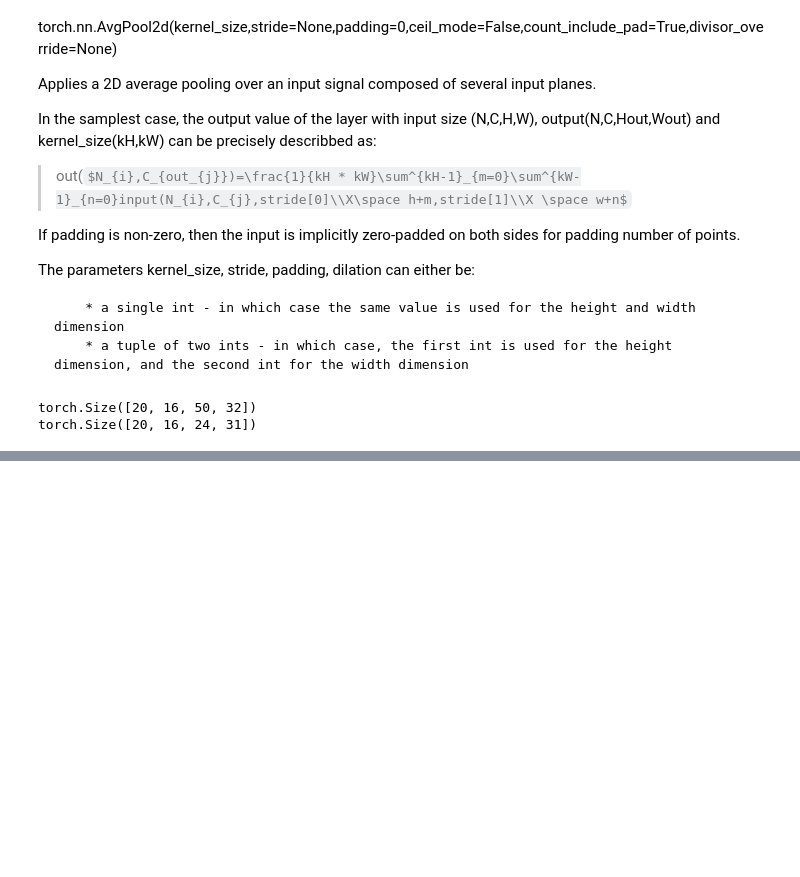
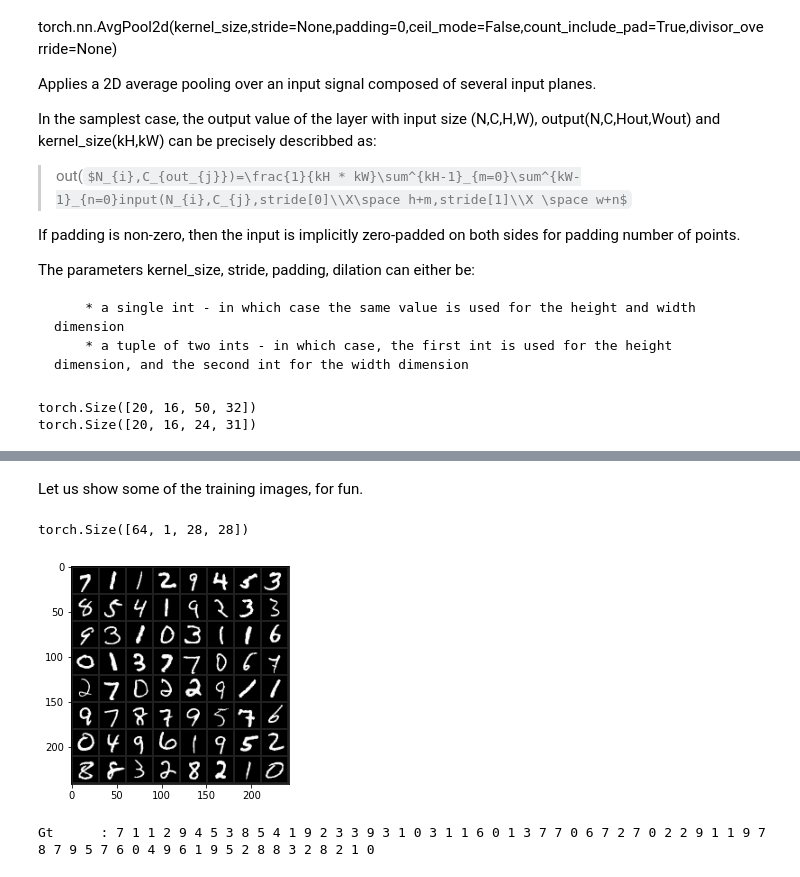
Before and after one commit to jinyingtld/python, a Jupyter notebook: AI6126_tutorial.ipynb, the cells around one changed output, grey strips where cells are left out. Drawn from its saved outputs; the diff is of its cells as text; code cells hidden in the pictures; some formulas as TeX source; blank space fills up the shorter version.

```diff
--- a/AI6126_tutorial.ipynb
+++ b/AI6126_tutorial.ipynb
@@ -116,0 +181,18 @@ Applies a linear transformation to the incoming data: $y=xA^{T}+b$
+# %%
+# Choose a dataset -- MNIST for example
+train_set = datasets.MNIST(root='./data', train=True,download=True)
+test_set = datasets.MNIST(root='./data', train=False,download=True)
+
+train_set.transform = transform=transforms.Compose([
+                            transforms.ToTensor(),
+                            transforms.Normalize((0.1307,),(0.3081,))
+                    ])
+
+test_set.transform = transform=transforms.Compose([
+                            transforms.ToTensor(),
+                            transforms.Normalize((0.1307,), (0.3081,))
+                    ])
+
+# Create a data loader
+train_loader = DataLoader(train_set,batch_size=64, shuffle=True)
+test_loader = DataLoader(test_set,batch_size=64, shuffle=False)
@@ -116,0 +213,21 @@ Applies a linear transformation to the incoming data: $y=xA^{T}+b$
+# %% [markdown]
+Let us show some of the training images, for fun.
+# %%
+def imshow(img, mean=0, std=1):
+    img = img * std + mean # unnormalize
+    npimg = img.numpy().transpose(1, 2, 0).squeeze() # c(c, h, w) -> (h, w, c)
+    plt.imshow(npimg)
+    plt.show()
+
+trainiter = iter(train_loader)
+img, label = trainiter.next()
+print(img.shape) # (n,c,h,w)
+
+# Visualization
+img = torchvision.utils.make_grid(img)
+imshow(img, 0.1307, 0.3081)
+print('Gt\t:', ' '.join('%d' % label[j].item() for j in range(len(label))))
+# %% [output]
+torch.Size([64, 1, 28, 28])
+[figure, added]
+Gt      : 7 1 1 2 9 4 5 3 8 5 4 1 9 2 3 3 9 3 1 0 3 1 1 6 0 1 3 7 7 0 6 7 2 7 0 2 2 9 1 1 9 7 8 7 9 5 7 6 0 4 9 6 1 9 5 2 8 8 3 2 8 2 1 0
```
Also changed, not shown: parts of 13 cells of this notebook.
